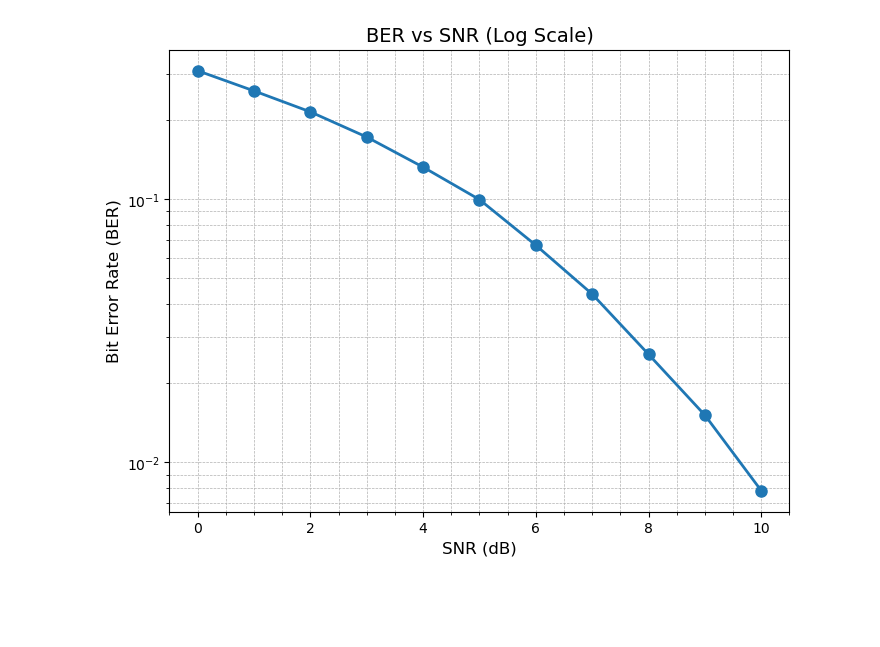
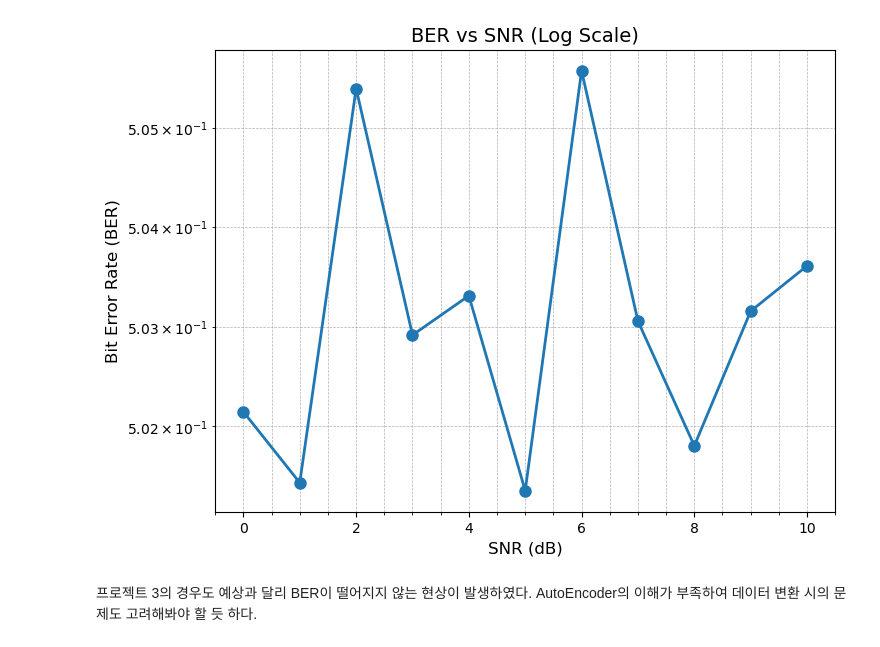
Before and after one commit to KyongHwan-Kim/2024_2_data_communication-with-deep-learning, a Jupyter notebook: project3.ipynb, the cells around one changed output. Saved outputs shown, nothing was run; the diff lists cells and outputs as text; code cells hidden in the pictures; blank space fills up the shorter version.

```diff
--- a/project3.ipynb
+++ b/project3.ipynb
@@ -160,63 +184,65 @@ Test Accuracy: 1.00
 # %%
-# BER 그래프
-import matplotlib.pyplot as plt
-
 # BER 계산 함수
 def calculate_ber(original_bits, predicted_bits):
-    errors = (original_bits != predicted_bits).sum().item()
-    ber = errors / original_bits.numel()
+    original_bits = np.array(original_bits)
+    predicted_bits = np.array(predicted_bits)
+
+    # Count the number of bit errors
+    bit_errors = np.sum(original_bits != predicted_bits)
+
+    # Calculate BER
+    ber = bit_errors / len(original_bits)
     return ber
 
 # BER 그래프 작성 함수
 def plot_ber(snr_values, ber_values):
-    """
-    SNR 값과 BER 값을 사용해 semilogy 그래프를 그리는 함수
-
-    Parameters:
-    - snr_values: SNR 값들의 리스트 또는 numpy 배열 (X축 값)
-    - ber_values: BER 값들의 리스트 또는 numpy 배열 (Y축 값)
-    """
     plt.figure(figsize=(8, 6))
     plt.semilogy(snr_values, ber_values, marker='o', linestyle='-', linewidth=2, markersize=8)
     plt.title("BER vs SNR (Log Scale)", fontsize=14)
     plt.xlabel("SNR (dB)", fontsize=12)
     plt.ylabel("Bit Error Rate (BER)", fontsize=12)
     plt.grid(True, which="both", linestyle='--', linewidth=0.5)
     plt.minorticks_on()
     plt.show()
 
 # SNR에 따른 BER 계산 및 그래프 작성
 def evaluate_and_plot_ber(model, X_test, y_test, snr_range):
-    ber_values = []
+
     for snr_db in snr_range:
-        # 복소수로 변환
-        X_test_complex = X_test[:, 0] + 1j*X_test[:, 1]
-        # awgn 추가
-        X_test_noise = awgn_(X_test_complex, snr_db)
-        # 실수부와 허수부 분리
-        X_test_real_parts = X_test_noise.real
-        X_test_imag_parts = X_test_noise.imag
-        # 텐서로 변환
-        X_test_noise_tensor = torch.stack([torch.tensor(X_test_real_parts), torch.tensor(X_test_imag_parts)], dim=1)
-        # 복조 수행
         model.eval()
         with torch.no_grad():
-            predictions = model(X_test_noise_tensor)
-            _, predicted_bits = torch.max(predictions, 1)
-        # 정수 -> 비트 변환
-        predicted_bits = predicted_bits.view(-1, 1)
-        y_test = y_test.view(-1, 1)
-        # BER 계산
-        ber = calculate_ber(y_test, predicted_bits)
-        ber_values.append(ber)
+            encoded = model.encoder(X_test)
+            noisy_encoded = awgn_(encoded, snr_db)
+            X_real_parts = noisy_encoded.real
+            X_imag_parts = noisy_encoded.imag
+            X_noise_tensor = torch.stack([torch.tensor(X_real_parts), torch.tensor(X_imag_parts)], dim=1)
+            decoded = model.decoder(X_noise_tensor)
+            convert_bits = []
+            # 복원된 비트를 0 또는 1로 변환
+            for i in range(len(decoded)):
+                for j in range(2):
+                    if decoded[i][j][0] < decoded[i][j][1]:
+                        convert_bits.append(1)
+                    else:
+                        convert_bits.append(0)
+            # 원래 비트와 복원 비트 비교
+            ber = calculate_ber(y_test, np.array(convert_bits))
+            ber_values.append(ber)
 
-    # BER 그래프 작성
-    plot_ber(snr_range, ber_values)
 
 # SNR 범위 설정
 snr_range = range(0, 11)  # 0 dB부터 10 dB까지
+ber_values = []
 
+X_test, y_test = next(iter(test_loader))
+X_test = X_test.to(device)
+y_test = pd.read_csv('./data/te_bits.csv', header=None)
+flatten_y_test = y_test.values.flatten()
 # BER 평가 및 그래프 작성
-evaluate_and_plot_ber(model, X_test, y_test, snr_range)
+evaluate_and_plot_ber(model, X_test, flatten_y_test, snr_range)
+
+plot_ber(snr_range, ber_values)
 # %% [output]
-[figure, old version]
+[figure, new version]
+# %% [markdown]
+프로젝트 3의 경우도 예상과 달리 BER이 떨어지지 않는 현상이 발생하였다. AutoEncoder의 이해가 부족하여 데이터 변환 시의 문제도 고려해봐야 할 듯 하다.
```
Also changed, not shown: parts of 10 cells of this notebook, 8 other files.
